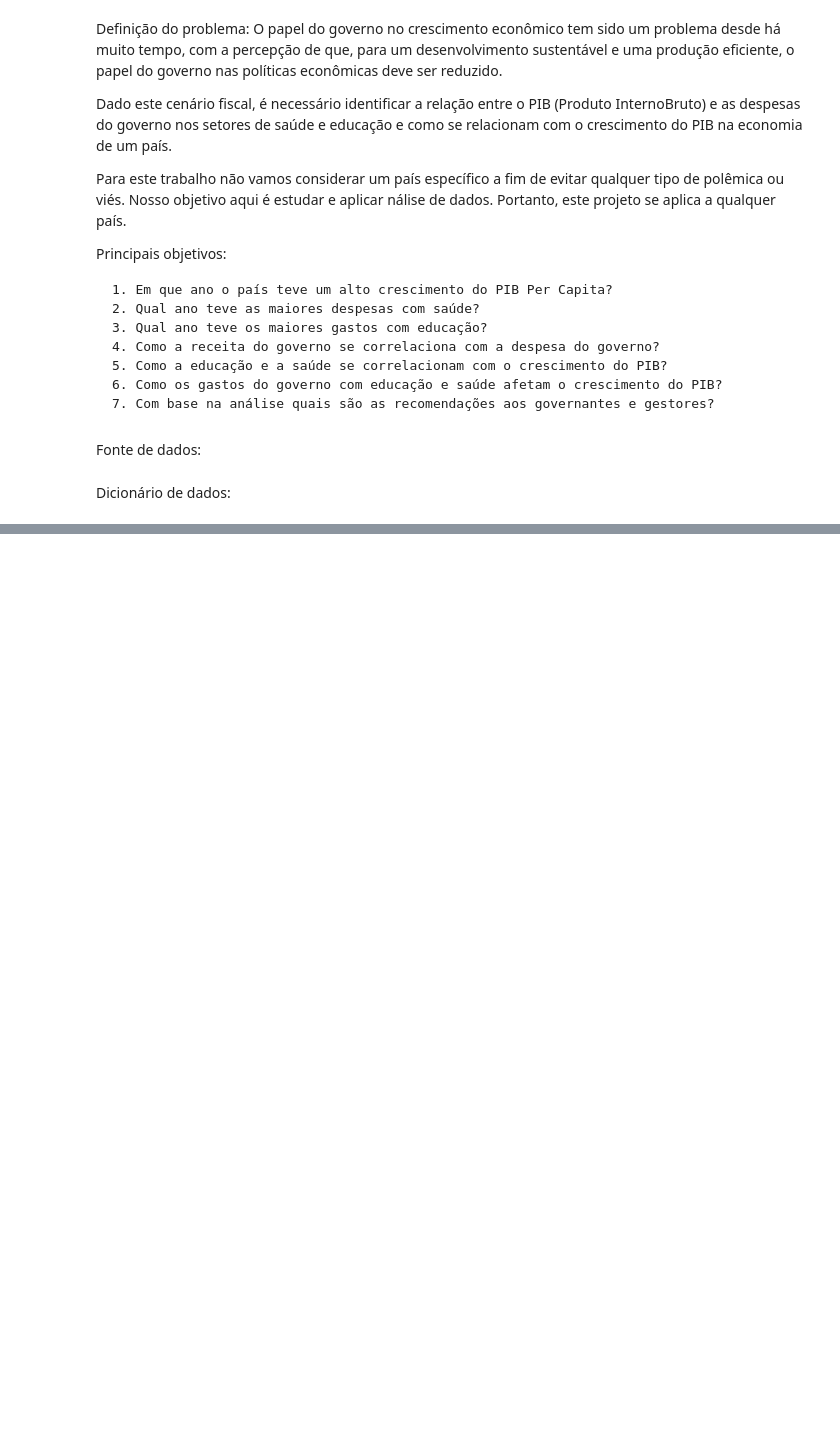
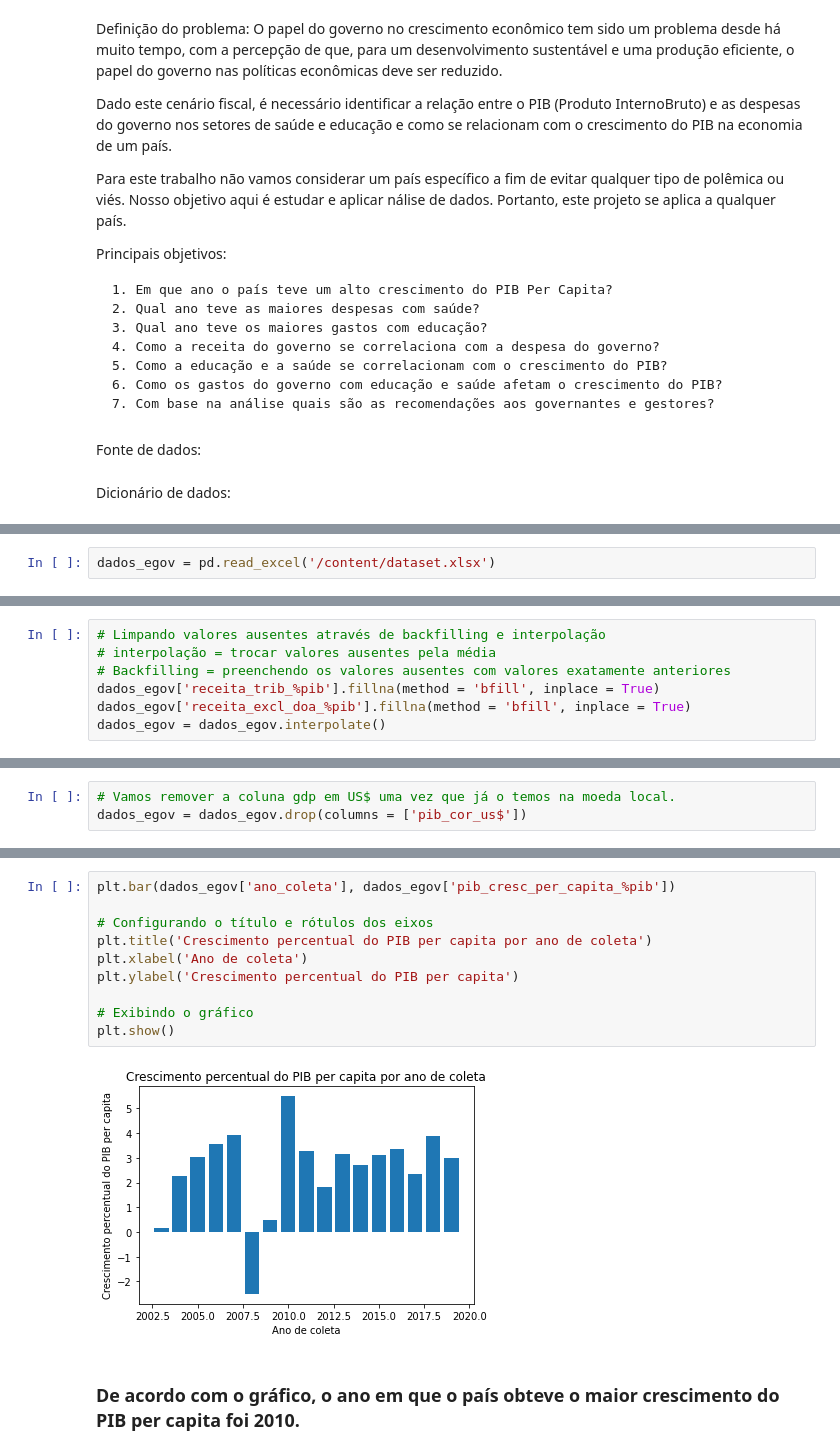
Before and after one commit to Renan-LS/Renan-LS, a Jupyter notebook: E_gov_Analytics.ipynb, the cells around one changed output, grey strips where cells are left out. Drawn from its saved outputs; the diff is of its cells as text; blank space fills up the shorter version.

```diff
--- a/E_gov_Analytics.ipynb
+++ b/E_gov_Analytics.ipynb
@@ -33,0 +47,2 @@ Dicionário de dados:
+# %%
+dados_egov = pd.read_excel('/content/dataset.xlsx')
@@ -33,0 +117,7 @@ Dicionário de dados:
+# %%
+# Limpando valores ausentes através de backfilling e interpolação
+# interpolação = trocar valores ausentes pela média
+# Backfilling = preenchendo os valores ausentes com valores exatamente anteriores
+dados_egov['receita_trib_%pib'].fillna(method = 'bfill', inplace = True)
+dados_egov['receita_excl_doa_%pib'].fillna(method = 'bfill', inplace = True)
+dados_egov = dados_egov.interpolate()
@@ -33,0 +160,3 @@ Dicionário de dados:
+# %%
+# Vamos remover a coluna gdp em US$ uma vez que já o temos na moeda local.
+dados_egov = dados_egov.drop(columns = ['pib_cor_us$'])
@@ -33,0 +180,14 @@ Dicionário de dados:
+# %%
+plt.bar(dados_egov['ano_coleta'], dados_egov['pib_cresc_per_capita_%pib'])
+
+# Configurando o título e rótulos dos eixos
+plt.title('Crescimento percentual do PIB per capita por ano de coleta')
+plt.xlabel('Ano de coleta')
+plt.ylabel('Crescimento percentual do PIB per capita')
+
+# Exibindo o gráfico
+plt.show()
+# %% [output]
+[figure, added]
+# %% [markdown]
+### De acordo com o gráfico, o ano em que o país obteve o maior crescimento do PIB per capita foi 2010.
```
Also changed, not shown: parts of 16 cells of this notebook.
